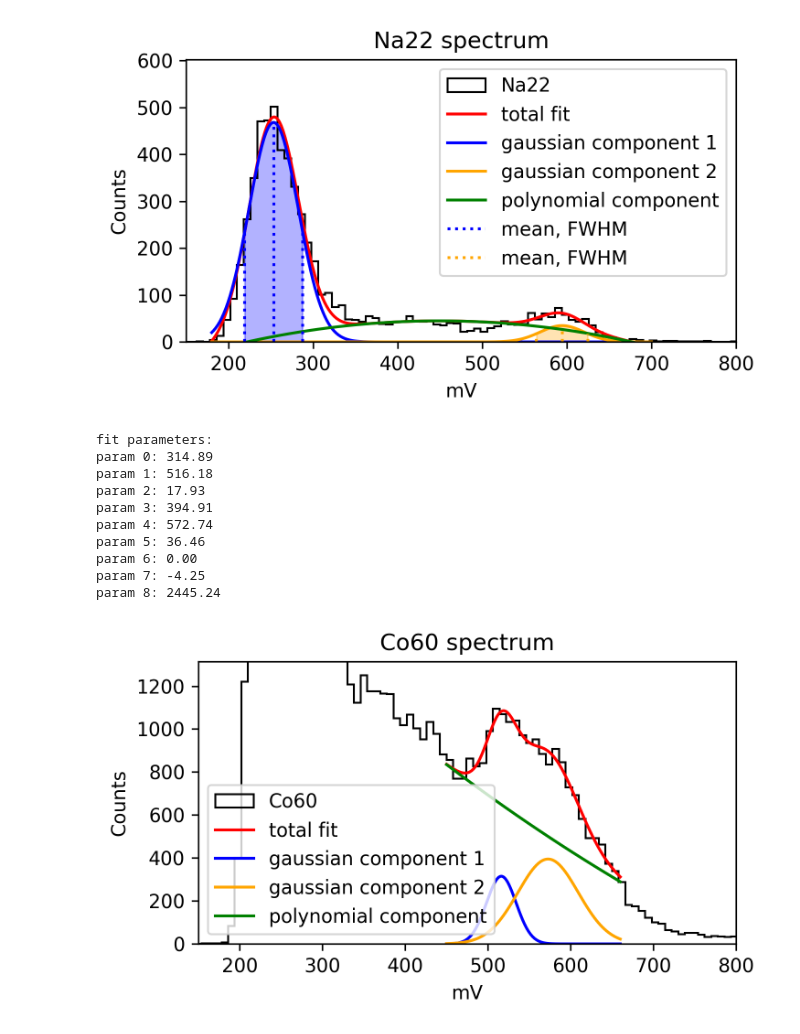
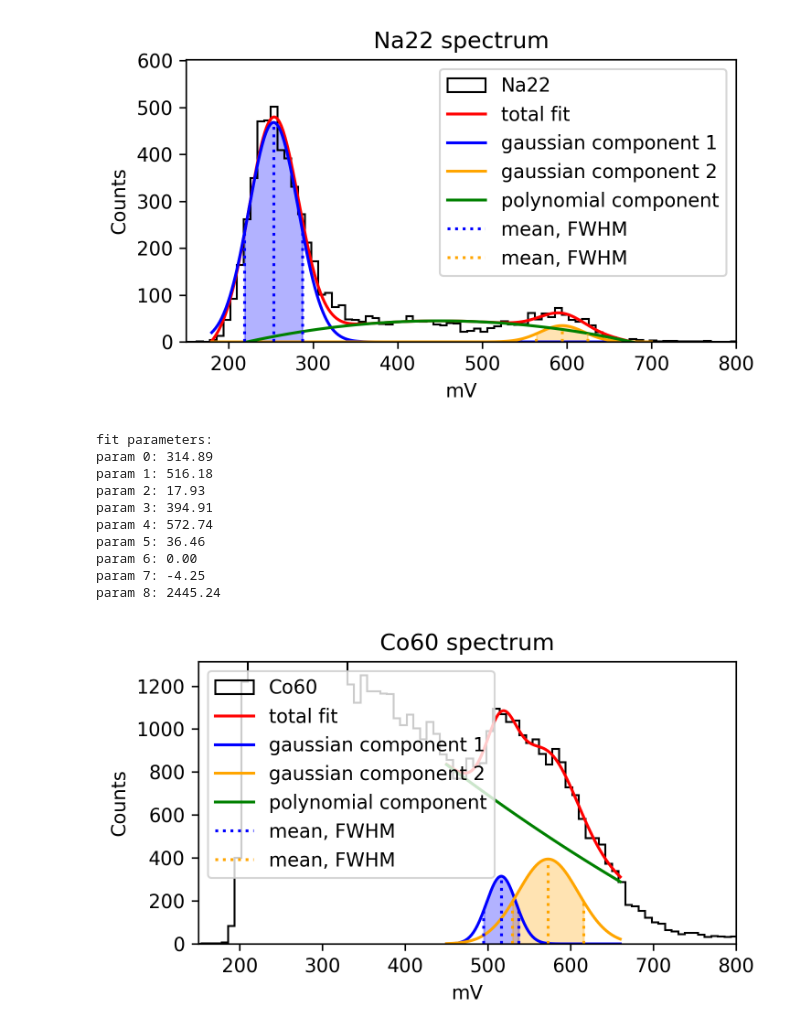
Before and after one commit to ficnawode/msc-python-analysis, a Jupyter notebook: analysis/pmt_spectroscopy_plots.ipynb, the cells around one changed output. Saved outputs shown, nothing was run; the diff lists cells and outputs as text; code cells hidden in the pictures.

```diff
--- a/analysis/pmt_spectroscopy_plots.ipynb
+++ b/analysis/pmt_spectroscopy_plots.ipynb
@@ -168,47 +187,47 @@ ax.plot(x_fit, y_poly, color='green', label='polynomial component')
 
 fwhm1 = 2 * np.sqrt(2 * np.log(2)) * popt[2]
 fwhm2 = 2 * np.sqrt(2 * np.log(2)) * popt[5]
-# peak_middle1 = popt[1]
-# peak_middle2 = popt[4]
-# ax.vlines(peak_middle1, 0, popt[0], color='blue', linestyle='dotted', label='mean, FWHM')
-# ax.vlines(peak_middle1 - fwhm1/2, 0, popt[0]/2, color='blue', linestyle='dotted')
-# ax.vlines(peak_middle1 + fwhm1/2, 0, popt[0]/2, color='blue', linestyle='dotted')
-# ax.vlines(peak_middle2, 0, popt[3], color='orange', linestyle='dotted', label='mean, FWHM')
-# ax.vlines(peak_middle2 - fwhm2/2, 0, popt[3]/2, color='orange', linestyle='dotted')
-# ax.vlines(peak_middle2 + fwhm2/2, 0, popt[3]/2, color='orange', linestyle='dotted')
-# ax.fill_between(x_fit, y_gaussian1, 0, where=(x_fit >= peak_middle1 - fwhm1/2) & (x_fit <= peak_middle1 + fwhm1/2), color='blue', alpha=0.3)
-# ax.fill_between(x_fit, y_gaussian2, 0, where=(x_fit >= peak_middle2 - fwhm2/2) & (x_fit <= peak_middle2 + fwhm2/2), color='orange', alpha=0.3)
+peak_middle1 = popt[1]
+peak_middle2 = popt[4]
+ax.vlines(peak_middle1, 0, popt[0], color='blue', linestyle='dotted', label='mean, FWHM')
+ax.vlines(peak_middle1 - fwhm1/2, 0, popt[0]/2, color='blue', linestyle='dotted')
+ax.vlines(peak_middle1 + fwhm1/2, 0, popt[0]/2, color='blue', linestyle='dotted')
+ax.vlines(peak_middle2, 0, popt[3], color='orange', linestyle='dotted', label='mean, FWHM')
+ax.vlines(peak_middle2 - fwhm2/2, 0, popt[3]/2, color='orange', linestyle='dotted')
+ax.vlines(peak_middle2 + fwhm2/2, 0, popt[3]/2, color='orange', linestyle='dotted')
+ax.fill_between(x_fit, y_gaussian1, 0, where=(x_fit >= peak_middle1 - fwhm1/2) & (x_fit <= peak_middle1 + fwhm1/2), color='blue', alpha=0.3)
+ax.fill_between(x_fit, y_gaussian2, 0, where=(x_fit >= peak_middle2 - fwhm2/2) & (x_fit <= peak_middle2 + fwhm2/2), color='orange', alpha=0.3)
 
 Co60_peak1_mean=popt[1]
 Co60_peak1_fwhm=fwhm1
 Co60_peak2_mean=popt[4]
 Co60_peak2_fwhm=fwhm2
 
 
 # present the fit parameters
 print('fit parameters:')
 for i, param in enumerate(popt):
     print(f'param {i}: {param:.2f}')
 
 ax.legend()
 ax.set_title('Co60 spectrum')
 ax.set_ylim(0, 1.2*np.max(counts_fit))
 ax.set_xlim(min, max)
 ax.set_xlabel('mV')
 ax.set_ylabel('Counts')
 
 if SAVE_FIGS:
     plt.savefig('plots/pmt_spectroscopy/long_exposure/C060_spectrum.png', dpi=300)
 plt.show()
 # %% [output]
 fit parameters:
 param 0: 314.89
 param 1: 516.18
 param 2: 17.93
 param 3: 394.91
 param 4: 572.74
 param 5: 36.46
 param 6: 0.00
 param 7: -4.25
 param 8: 2445.24
-[figure, old version]
+[figure, new version]
```
Also changed, not shown: parts of 4 cells of this notebook, 18 other files.
